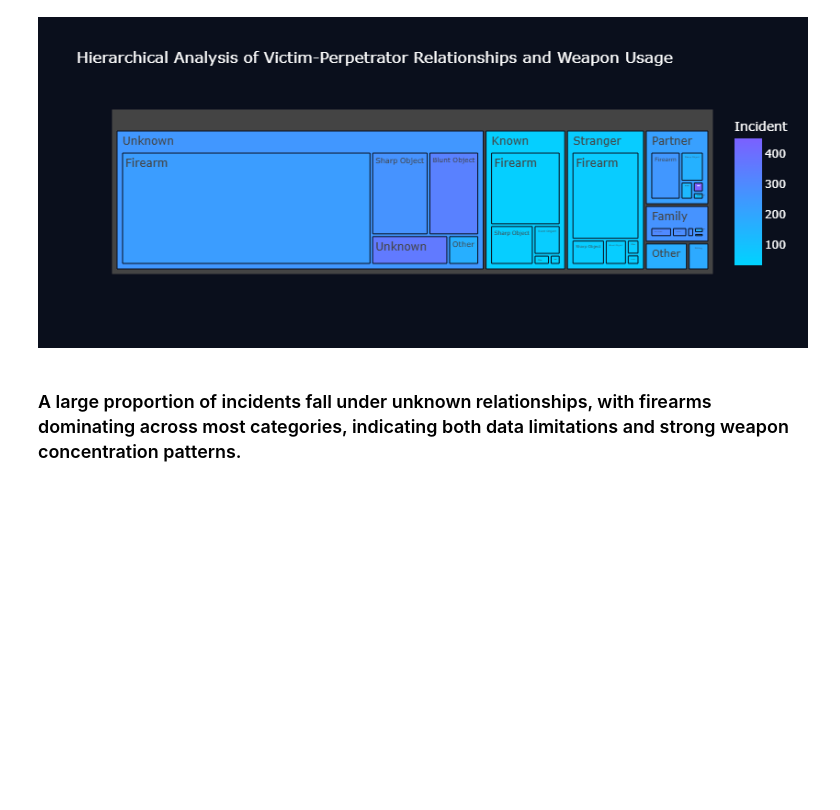
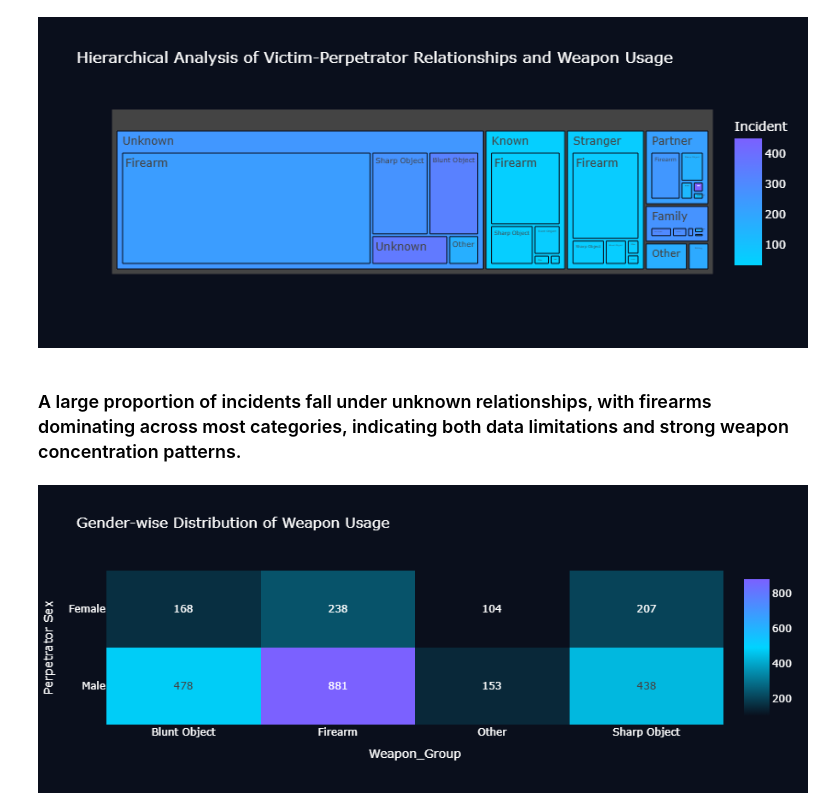
Before and after one commit to Kriti-kapil08/homicide-data-analysis, a Jupyter notebook: 02_visualization.ipynb, the cells around one changed output. Drawn from its saved outputs; the diff is of its cells as text; code cells hidden in the pictures; blank space fills up the shorter version.

Commit message:
Visualization 5: Gender-wise weapon usage heatmap chart

```diff
--- a/02_visualization.ipynb
+++ b/02_visualization.ipynb
@@ -234,3 +234,40 @@ fig.show()
 [figure]
 # %% [markdown]
 ### A large proportion of incidents fall under unknown relationships, with firearms dominating across most categories, indicating both data limitations and strong weapon concentration patterns.
+# %%
+heatmap_data = (
+    df_trend[['Perpetrator Sex', 'Weapon_Group', 'Incident']]
+    .drop_duplicates()
+    .groupby(['Perpetrator Sex', 'Weapon_Group'])
+    .size()
+    .reset_index(name='Total_Incidents')
+)
+
+
+heatmap_pivot = heatmap_data.pivot(
+    index='Perpetrator Sex',
+    columns='Weapon_Group',
+    values='Total_Incidents'
+).fillna(0)
+heatmap_pivot = heatmap_pivot.drop(columns=['Unknown'], errors='ignore')
+
+fig = px.imshow(
+    heatmap_pivot,
+    text_auto=True,
+    color_continuous_scale=['#0A0F1C', '#00D4FF', '#7B61FF'],
+    aspect='auto',
+    title="Gender-wise Distribution of Weapon Usage"
+)
+fig.update_traces(
+    hovertemplate="<b>Gender:</b> %{y}<br><b>Weapon:</b> %{x}<br><b>Incidents:</b> %{z}<extra></extra>"
+)
+
+fig.update_layout(
+    paper_bgcolor='#0A0F1C',
+    font_color='white',
+    hovermode='closest'
+)
+
+fig.show()
+# %% [output]
+[figure, added]
```
Also changed, not shown: parts of 1 cell of this notebook.
